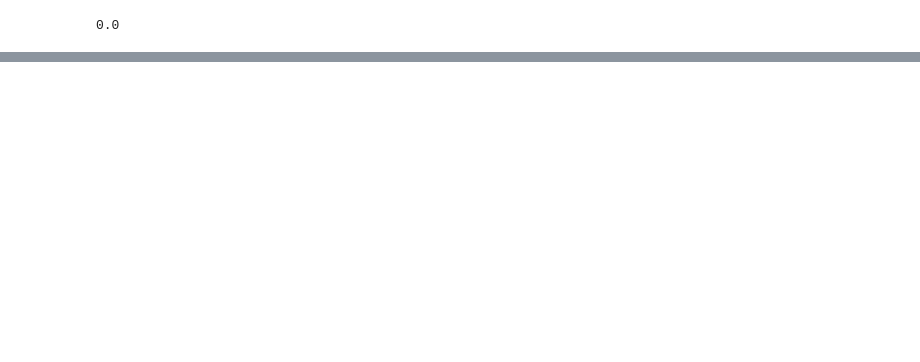
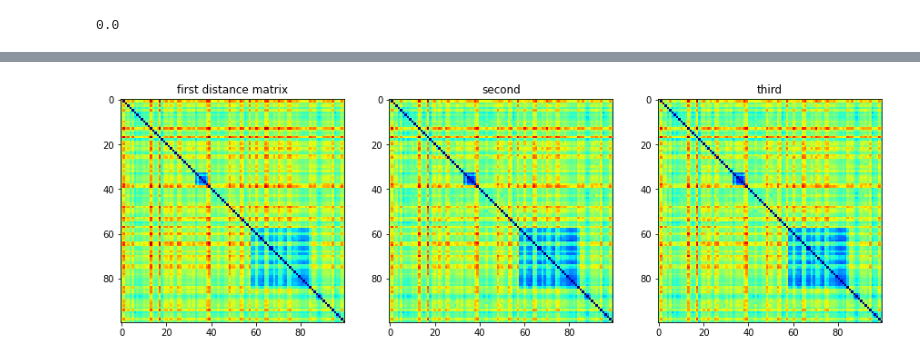
Before and after one commit to anthonyozerov/crispr-phylogeny, a Jupyter notebook: iterative-fitting.ipynb, the cells around one changed output, grey strips where cells are left out. Saved outputs shown, nothing was run; the diff lists cells and outputs as text; code cells hidden in the pictures; blank space fills up the shorter version.

```diff
--- a/iterative-fitting.ipynb
+++ b/iterative-fitting.ipynb
@@ -347,0 +398,12 @@ print(tree.get_ascii())
+# %%
+fig, axs = plt.subplots(1, 3, figsize=(15, 5))
+axs[0].imshow(dms[0],cmap='jet',interpolation='nearest')
+axs[0].set_title('first distance matrix')
+axs[1].imshow(dms[1],cmap='jet',interpolation='nearest')
+axs[1].set_title('second')
+axs[2].imshow(dms[2],cmap='jet',interpolation='nearest')
+axs[2].set_title('third')
+plt.savefig('distance-comparison2.png',dpi=400,bbox_inches='tight')
+plt.show()
+# %% [output]
+[figure, added]
```
Also changed, not shown: parts of 31 cells of this notebook, 1 other file.
